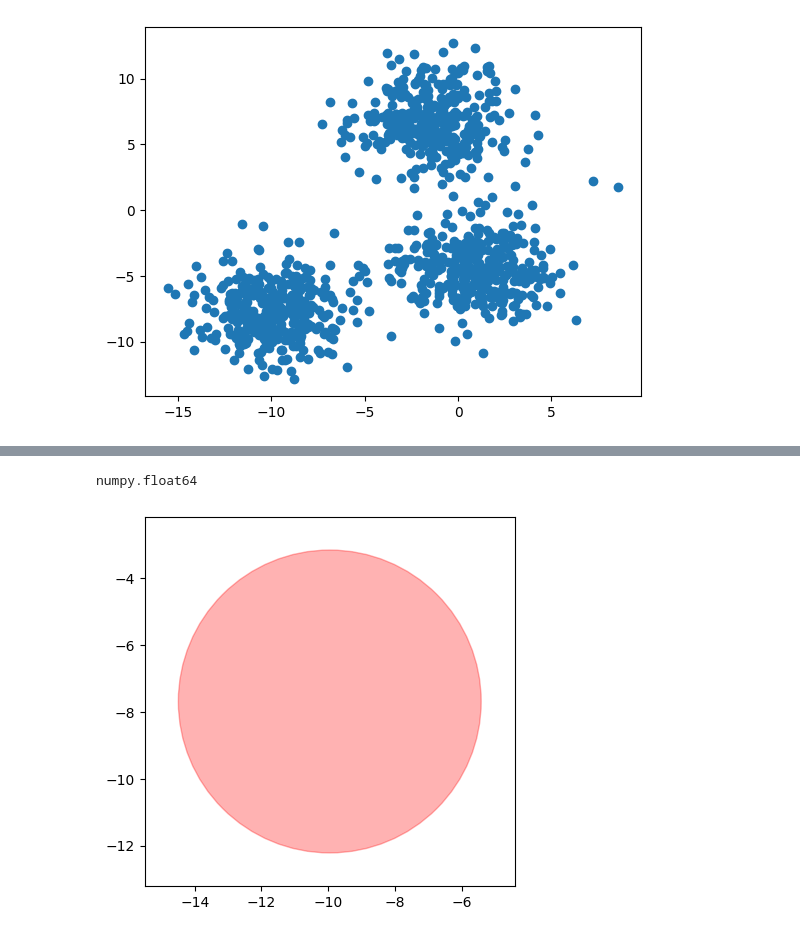
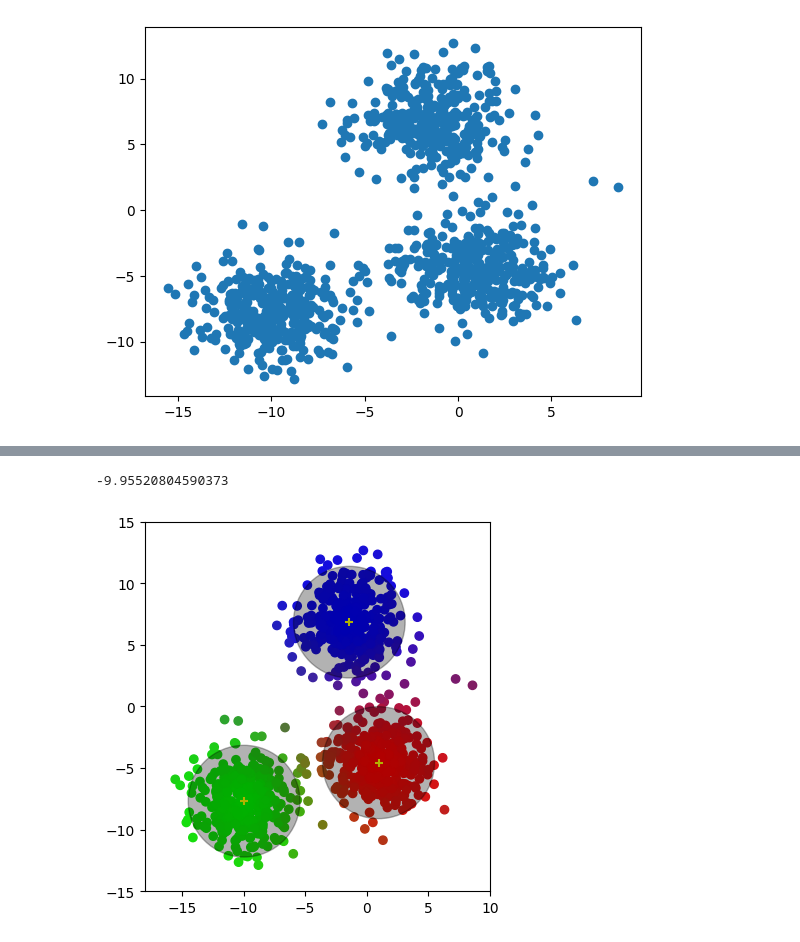
Before and after one commit to CoderVidvan/soft-KMean, a Jupyter notebook: soft-KMean.ipynb, the cells around one changed output, grey strips where cells are left out. Drawn from its saved outputs; the diff is of its cells as text; code cells hidden in the pictures.

```diff
--- a/soft-KMean.ipynb
+++ b/soft-KMean.ipynb
@@ -87,27 +55,25 @@ NameError: name 'labels' is not defined
 # %%
-# type(cntr[:,0][0])
+x
 # %% [output]
-numpy.float64
+-9.95520804590373
 # %%
-# import matplotlib.pyplot as plt
-# from matplotlib.patches import Circle
 
-# fig, ax = plt.subplots()
+fig, ax = plt.subplots()
+circle = []
+for i in range(3):
+    circle.append(Circle((cntr[i,0], cntr[i,1]), radii[i], color='black', alpha=0.3, edgecolor='black'))
+plt.scatter(x[:,0],x[:,1],c=u.T,cmap='Reds')
+plt.scatter(cntr[:,0],cntr[:,1],marker="+",color='yellow')
+ax.add_patch(circle[0])
+ax.add_patch(circle[1])
+ax.add_patch(circle[2])
 
-# # Use direct indexing
-# x = cntr[1, 0]
-# y = cntr[1, 1]
-# radius = radii[1]
 
-# # Create and add circle
-# circle = Circle((x, y), radius, color='red', alpha=0.3, edgecolor='black')
-# ax.add_patch(circle)
+# Optional: Set axes limits and equal aspect
+ax.set_xlim(-18,10)
+ax.set_ylim(-15,15)
+ax.set_aspect('equal')
 
-# # Optional: Set axes limits and equal aspect
-# ax.set_xlim(x - radius - 1, x + radius + 1)
-# ax.set_ylim(y - radius - 1, y + radius + 1)
-# ax.set_aspect('equal')
-
-# plt.show()
+plt.show()
 # %% [output]
-[figure, old version]
+[figure, new version]
```
Also changed, not shown: parts of 9 cells of this notebook.
